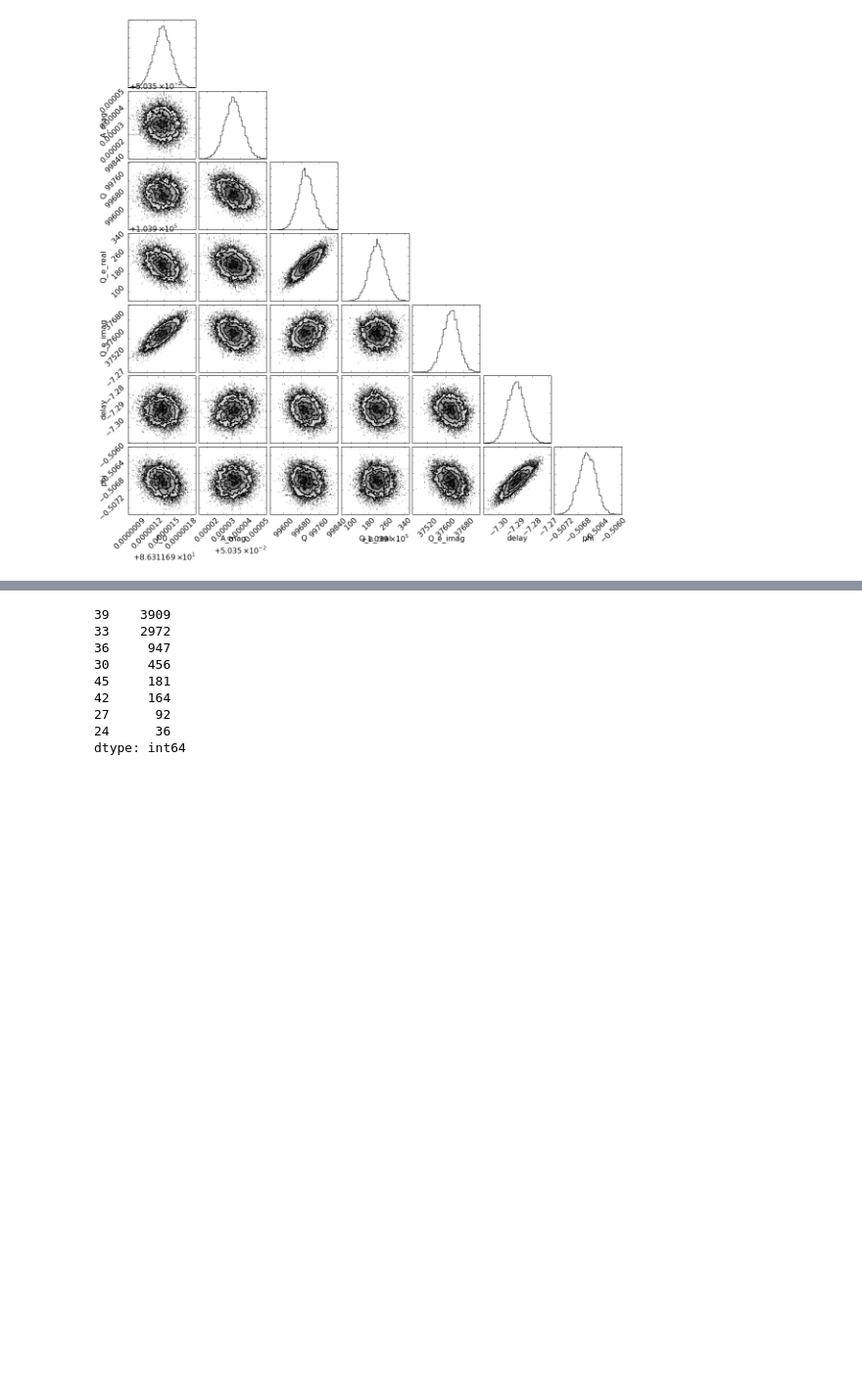
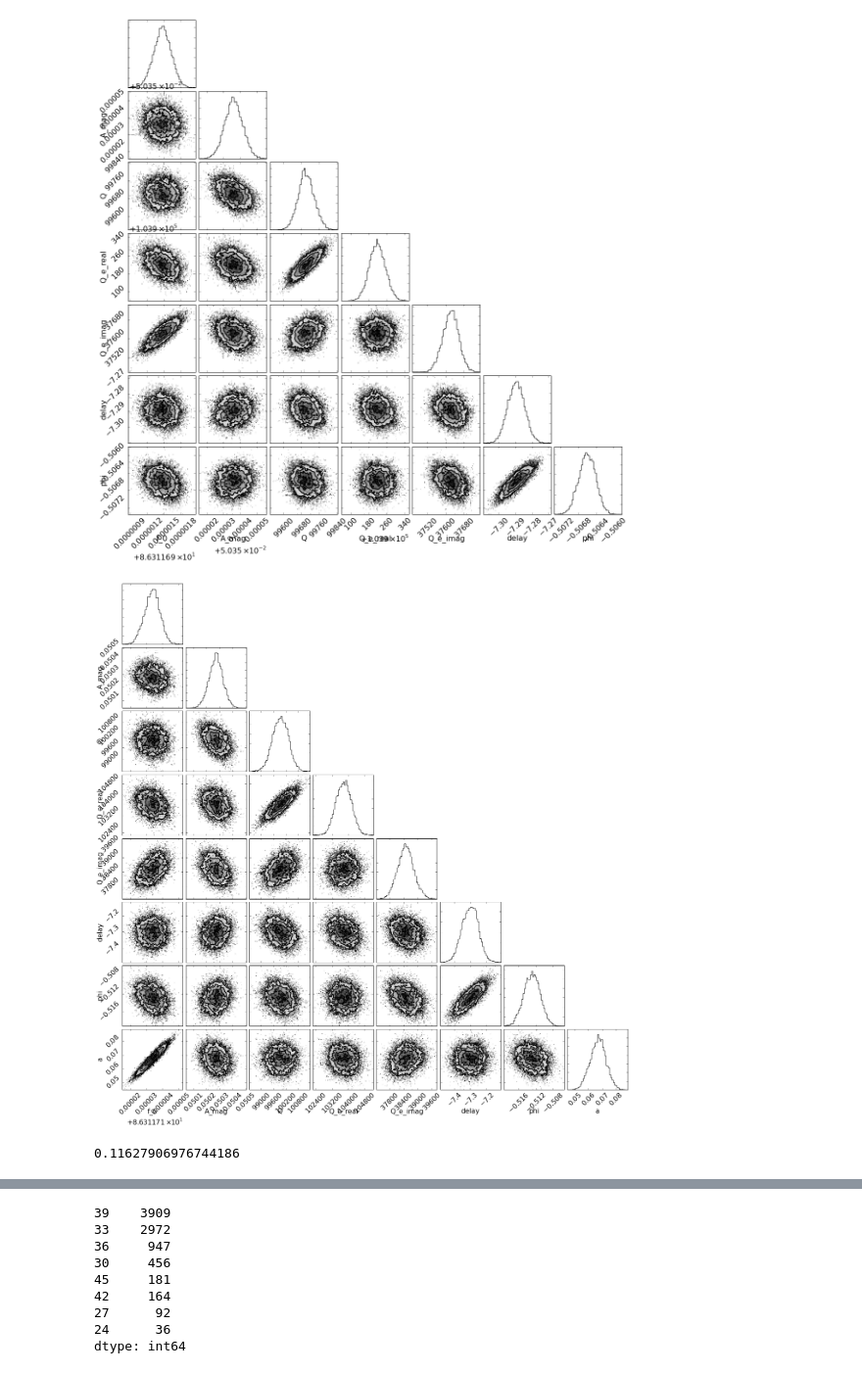
Before and after one commit to gitj/notebooks, a Jupyter notebook: 2014-11-05-0813f12-paper-plots-part-2.ipynb, the cells around one changed output, grey strips where cells are left out. Shown at 98% size. Drawn from its saved outputs; the diff is of its cells as text; code cells hidden in the pictures; blank space fills up the shorter version.

```diff
--- a/2014-11-05-0813f12-paper-plots-part-2.ipynb
+++ b/2014-11-05-0813f12-paper-plots-part-2.ipynb
@@ -353,3 +353,21 @@ mcf.run(length=2000,burn_in=500)
 mcf.triangle()
 # %% [output]
 [figure]
+# %%
+r0 = df[(df.resonator_id==2) & (df.timestream_duration > 6) & (df.sweep_primary_load_temperature < 4)&
+         (df.atten==39.) & (df.optical_load == 'dark')]
+row =r0.ix[r0.sweep_primary_package_temperature.argmin()]
+fr = row.sweep_freqs_MHz
+s21 = row.sweep_s21
+err = row.sweep_errors*10
+#err = np.ones_like(row.sweep_errors)*1e-3*(1+1j)
+mcf = kid_readout.analysis.mcfit.MCMCResonator(fr,s21,errors=err,model=kid_readout.analysis.khalil.bifurcation_s21,
+                                               guess=kid_readout.analysis.khalil.bifurcation_guess)
+mcf.run(length=2000,burn_in=500)
+mcf.triangle()
+# %% [output]
+[figure, added]
+# %%
+10/86.
+# %% [output]
+0.11627906976744186
```
Also changed, not shown: parts of 8 cells of this notebook.
